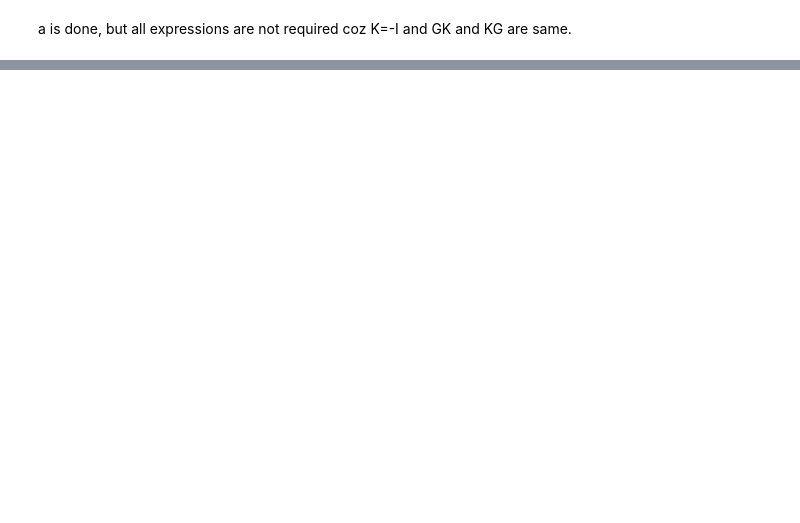
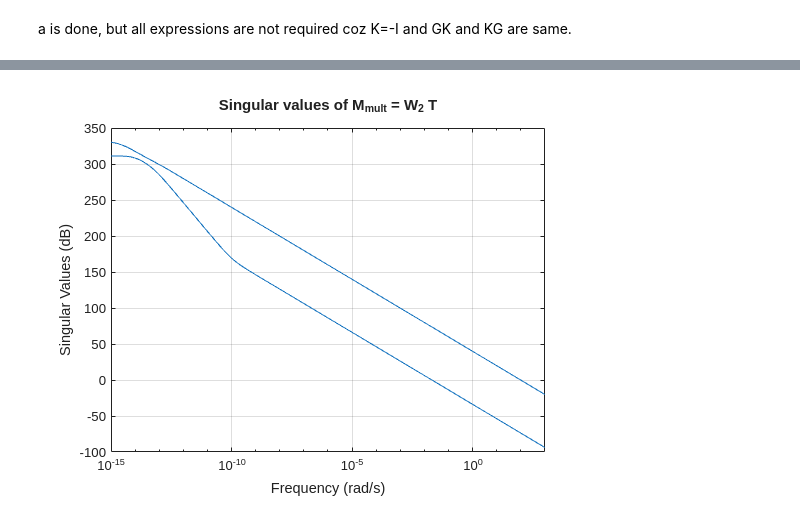
Before and after one commit to svaichu/aircraft-control, a Jupyter notebook: 2_1_system_analysis.ipynb, the cells around one changed output, grey strips where cells are left out. Cells and saved outputs as stored; diff of their text form; code cells hidden in the pictures; blank space fills up the shorter version.

```diff
--- a/2_1_system_analysis.ipynb
+++ b/2_1_system_analysis.ipynb
@@ -263,0 +233,10 @@ stabmarg_uncertain = struct with fields:
+# %%
+% (b)
+
+W1 = eye(2);
+W2 = eye(2);
+L = minreal(G*K);
+# %%
+I2 = eye(2);
+S = minreal( inv(I2 + L) );
+T = minreal( L * inv(I2 + L) );
@@ -263,0 +274,6 @@ stabmarg_uncertain = struct with fields:
+# %%
+w = logspace(-15, 3, 2000);
+figure; sigma(T, w); grid on;
+title('Singular values of M_{mult} = W_2 T');
+# %% [output]
+[figure, added]
```
Also changed, not shown: parts of 15 cells of this notebook, 1 other file.
